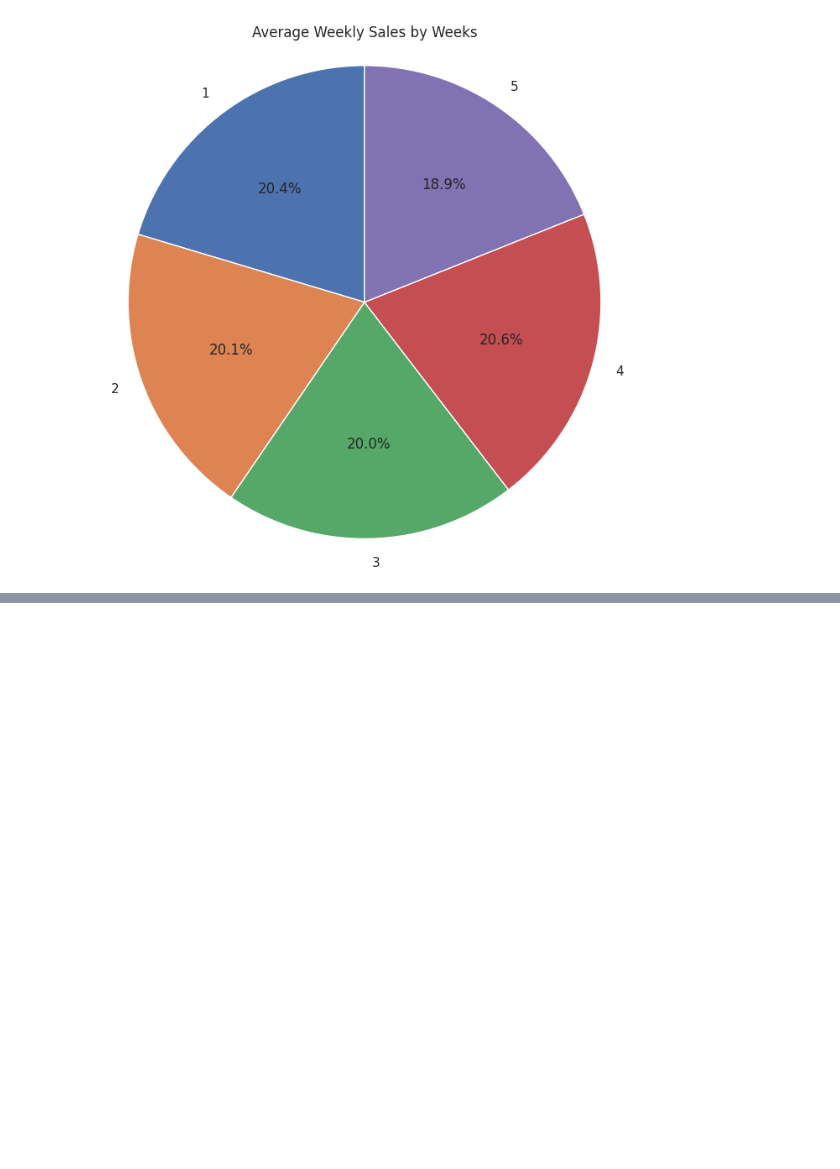
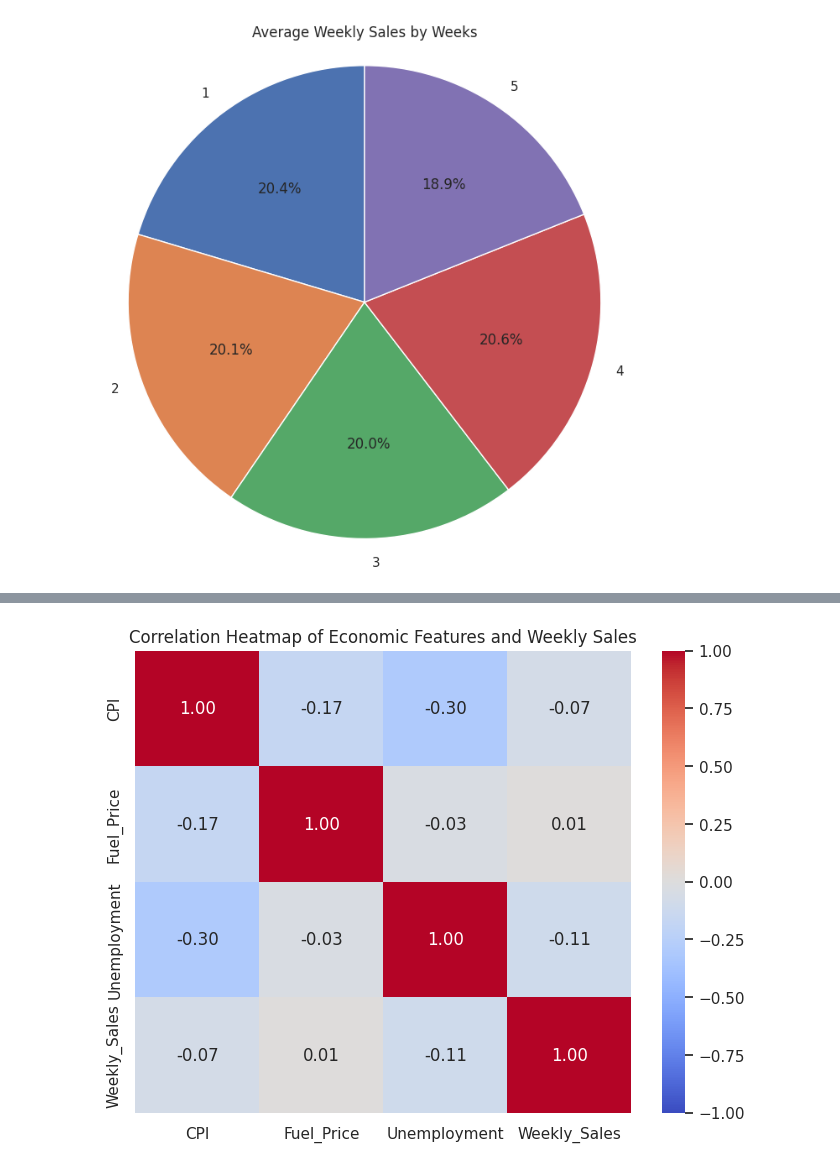
Before and after one commit to yushi2006/walmart-sales-forecasting, a Jupyter notebook: notebooks/EDA.ipynb, the cells around one changed output, grey strips where cells are left out. Cells and saved outputs as stored; diff of their text form; code cells hidden in the pictures; blank space fills up the shorter version.

```diff
--- a/notebooks/EDA.ipynb
+++ b/notebooks/EDA.ipynb
@@ -329,0 +375,16 @@ plt.show()
+# %%
+# So we now konw that the profits has gone down in the last year
+# Question 6: How much does CPI, Feul_Price, Unemployment affect the revenue
+features = ['CPI', 'Fuel_Price', 'Unemployment', 'Weekly_Sales']
+
+# Compute correlation matrix
+corr_matrix = df[features].corr()
+
+# Create heatmap
+plt.figure(figsize=(8, 6))
+sns.heatmap(corr_matrix, annot=True, cmap='coolwarm', vmin=-1, vmax=1, center=0, fmt='.2f')
+plt.title('Correlation Heatmap of Economic Features and Weekly Sales')
+plt.savefig('../figures/correlation_heatmap.png')
+plt.show()
+# %% [output]
+[figure, added]
```
Also changed, not shown: parts of 4 cells of this notebook, 2 other files.
